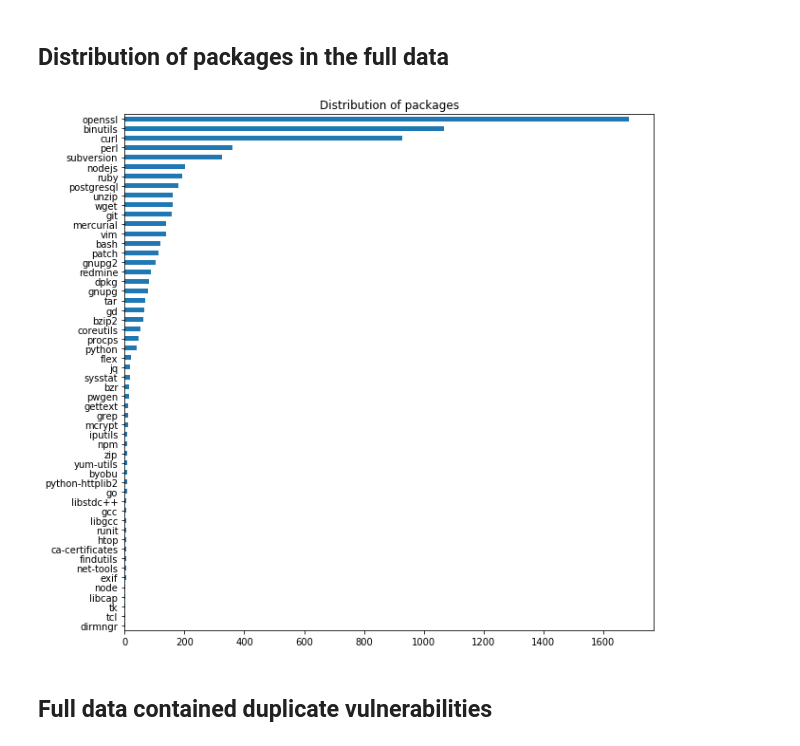
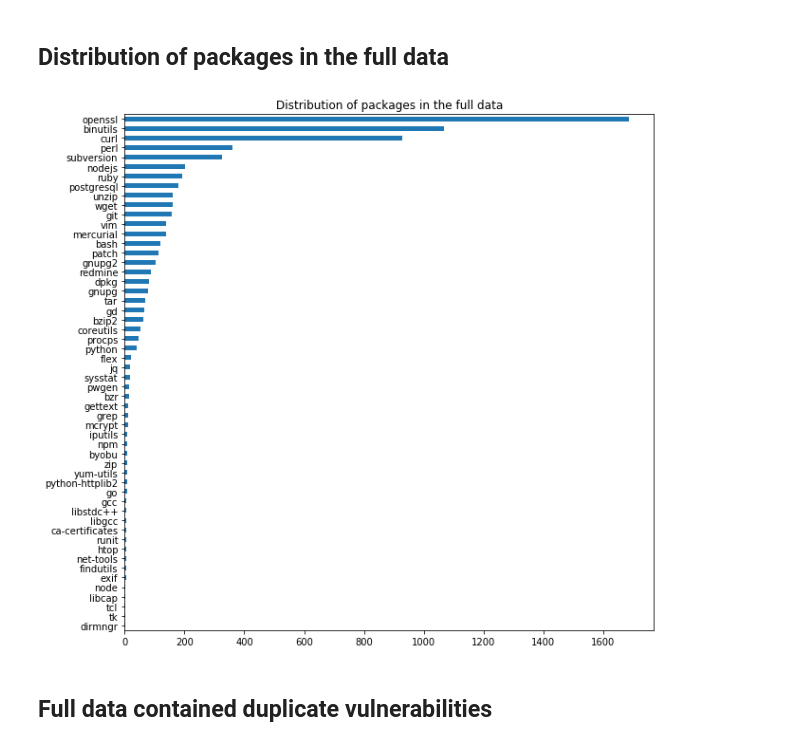
Before and after one commit to BU-NU-CLOUD-F19/Tracing_security_fixes_for_docker_images, a Jupyter notebook: demos/analyze_reports.ipynb, the cells around one changed output. Drawn from its saved outputs; the diff is of its cells as text; code cells hidden in the pictures.

```diff
--- a/demos/analyze_reports.ipynb
+++ b/demos/analyze_reports.ipynb
@@ -36,10 +36,12 @@ full_data.head(20)
 # %%
 plt.figure(figsize=(10,10))
 full_data.Package.value_counts()[::-1].plot('barh',
-                                             title="Distribution of packages")
+                                             title="Distribution of packages in the full data")
+plt.savefig("outputs/Distribution_of_packages_in_the_full_data.png")
+
 plt.show()
 # %% [output]
-[figure, old version]
+[figure, new version]
 # %% [markdown]
 ## Full data contained duplicate vulnerabilities
 # %%
```
Also changed, not shown: parts of 4 cells of this notebook, 5 other files.
